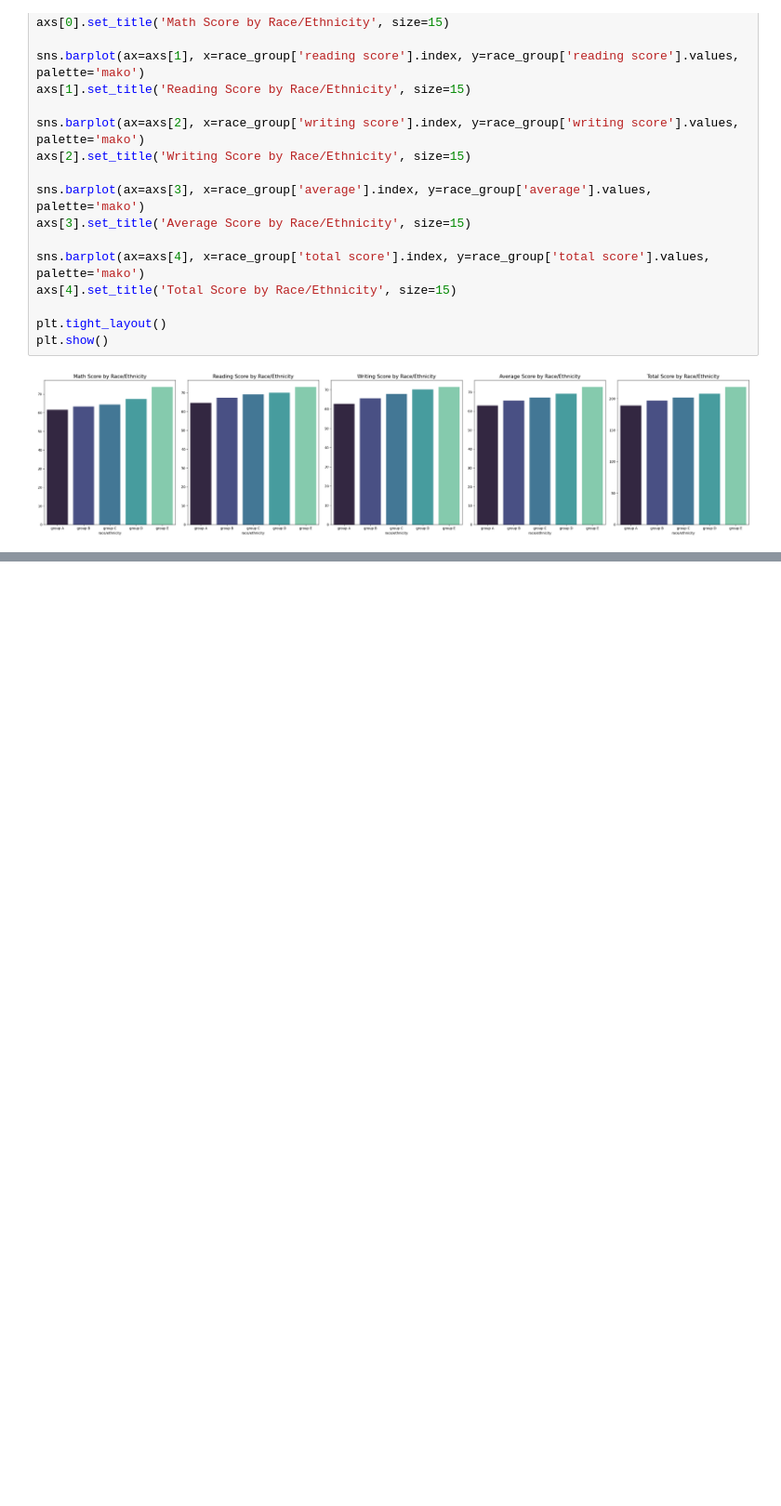
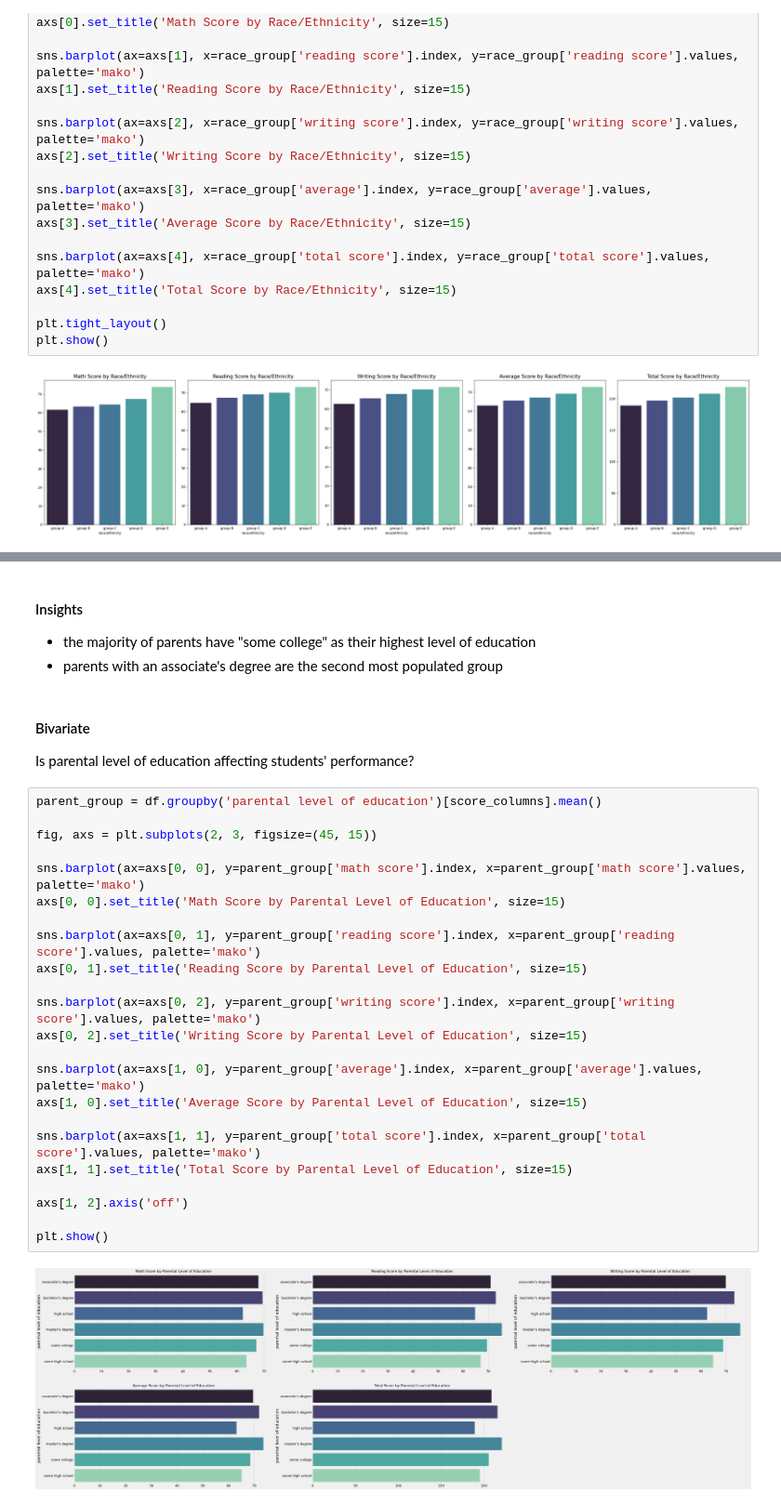
Before and after one commit to hilpresent/ml-project, a Jupyter notebook: notebook/EDA.ipynb, the cells around one changed output, grey strips where cells are left out. Shown at 93% size. Drawn from its saved outputs; the diff is of its cells as text; blank space fills up the shorter version.

```diff
--- a/notebook/EDA.ipynb
+++ b/notebook/EDA.ipynb
@@ -577,0 +602,34 @@ plt.show()
+# %% [markdown]
+#### Insights
+
+- the majority of parents have "some college" as their highest level of education
+- parents with an associate's degree are the second most populated group
+# %% [markdown]
+#### Bivariate
+
+Is parental level of education affecting students' performance?
+# %%
+parent_group = df.groupby('parental level of education')[score_columns].mean()
+
+fig, axs = plt.subplots(2, 3, figsize=(45, 15))
+
+sns.barplot(ax=axs[0, 0], y=parent_group['math score'].index, x=parent_group['math score'].values, palette='mako')
+axs[0, 0].set_title('Math Score by Parental Level of Education', size=15)
+
+sns.barplot(ax=axs[0, 1], y=parent_group['reading score'].index, x=parent_group['reading score'].values, palette='mako')
+axs[0, 1].set_title('Reading Score by Parental Level of Education', size=15)
+
+sns.barplot(ax=axs[0, 2], y=parent_group['writing score'].index, x=parent_group['writing score'].values, palette='mako')
+axs[0, 2].set_title('Writing Score by Parental Level of Education', size=15)
+
+sns.barplot(ax=axs[1, 0], y=parent_group['average'].index, x=parent_group['average'].values, palette='mako')
+axs[1, 0].set_title('Average Score by Parental Level of Education', size=15)
+
+sns.barplot(ax=axs[1, 1], y=parent_group['total score'].index, x=parent_group['total score'].values, palette='mako')
+axs[1, 1].set_title('Total Score by Parental Level of Education', size=15)
+
+axs[1, 2].axis('off')
+
+plt.show()
+# %% [output]
+[figure, added]
```
Also changed, not shown: parts of 25 cells of this notebook.
